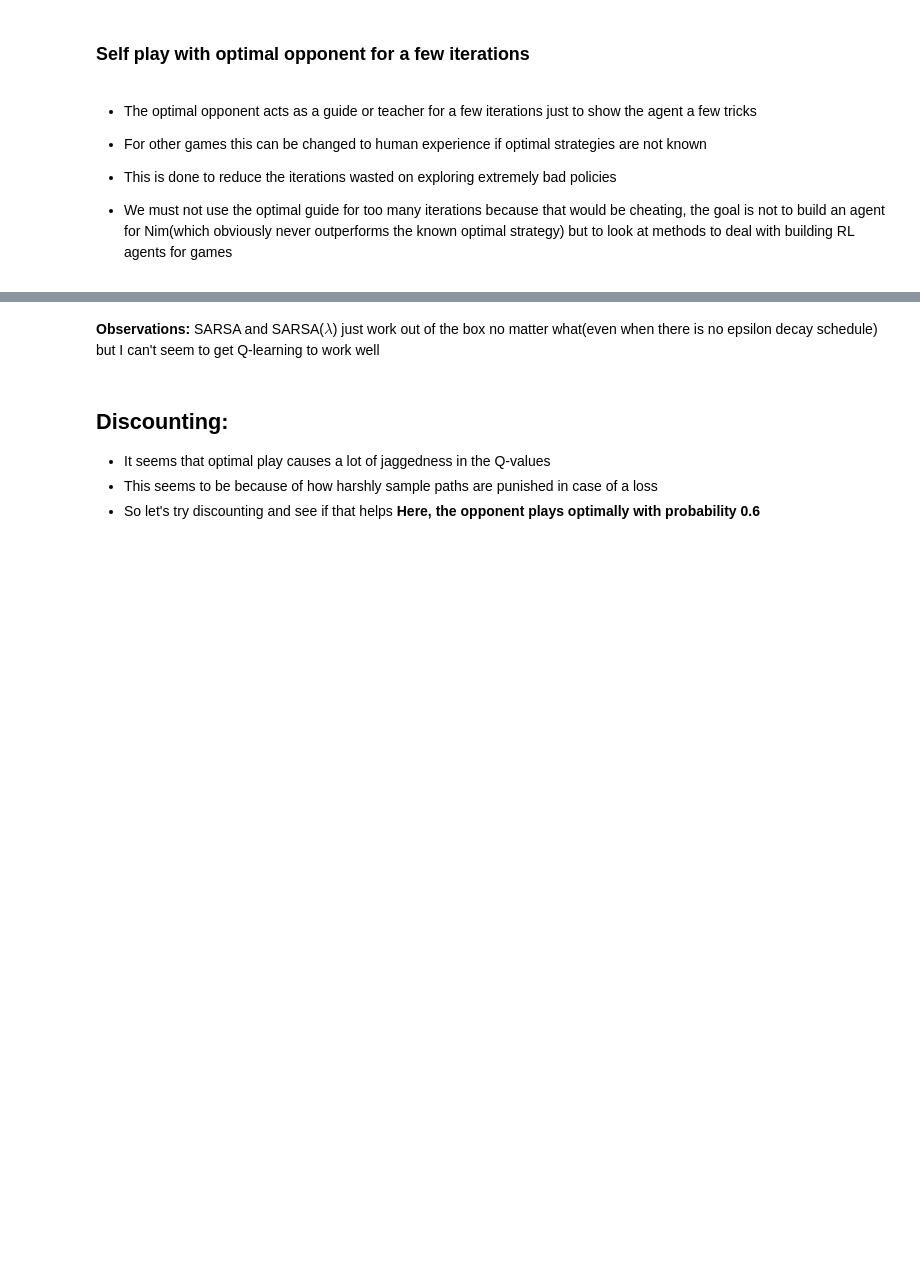
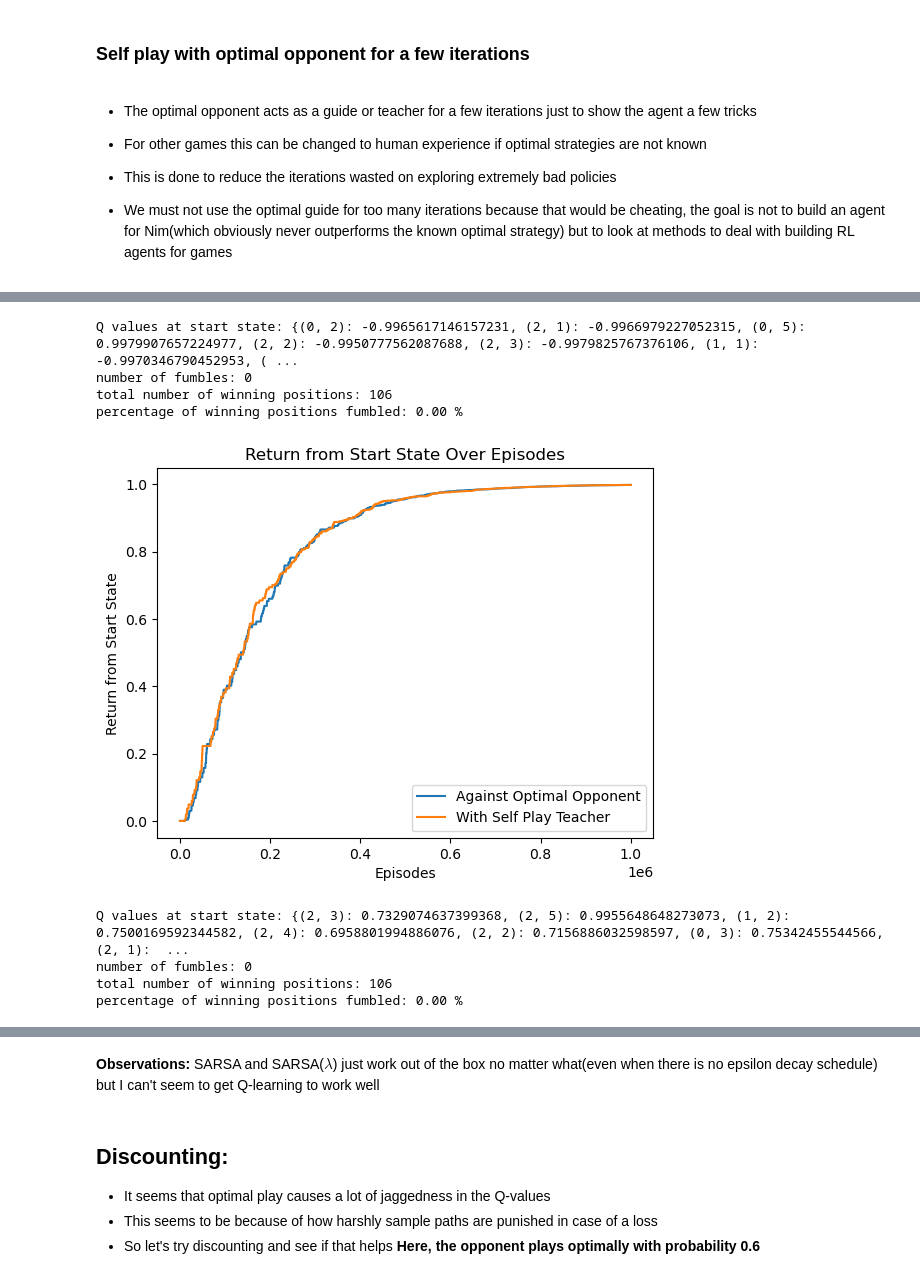
Before and after one commit to s0han24/tabular_rl_methods, a Jupyter notebook: Nim/nim_TD.ipynb, the cells around one changed output, grey strips where cells are left out. Saved outputs shown, nothing was run; the diff lists cells and outputs as text; code cells hidden in the pictures; blank space fills up the shorter version.

```diff
--- a/Nim/nim_TD.ipynb
+++ b/Nim/nim_TD.ipynb
@@ -1035,0 +912,28 @@ plt.show()
+# %%
+# compare self play vs optimal opponent
+policy, Q, history_no_self_play = qlearning_self_play(sample_step=sample_step_reward_negative_on_loss_self_play_unless_spec, play_against_optimal_until=max_episodes, max_episodes=max_episodes)
+evaluate_using_fumbles(policy, Q)
+# %% [output]
+Q values at start state: {(0, 2): -0.9965617146157231, (2, 1): -0.9966979227052315, (0, 5): 0.9979907657224977, (2, 2): -0.9950777562087688, (2, 3): -0.9979825767376106, (1, 1): -0.9970346790452953, ( ...
+number of fumbles: 0
+total number of winning positions: 106
+percentage of winning positions fumbled: 0.00 %
+# %%
+plt.plot(history_no_self_play, label='Against Optimal Opponent')
+plt.plot(history_with_teacher, label='With Self Play Teacher')
+plt.xlabel('Episodes')
+plt.ylabel('Return from Start State')
+plt.title('Return from Start State Over Episodes')
+plt.legend()
+plt.show()
+# %% [output]
+[figure, added]
+# %%
+# Suboptimal opponent with negative rewards on loss
+policy, Q, history_suboptimal = qlearning(sample_step=sample_step_reward_negative_on_loss, prob_optimal=0.6)
+evaluate_using_fumbles(policy, Q)
+# %% [output]
+Q values at start state: {(2, 3): 0.7329074637399368, (2, 5): 0.9955648648273073, (1, 2): 0.7500169592344582, (2, 4): 0.6958801994886076, (2, 2): 0.7156886032598597, (0, 3): 0.75342455544566, (2, 1):  ...
+number of fumbles: 0
+total number of winning positions: 106
+percentage of winning positions fumbled: 0.00 %
```
Also changed, not shown: parts of 51 cells of this notebook, 2 other files.
